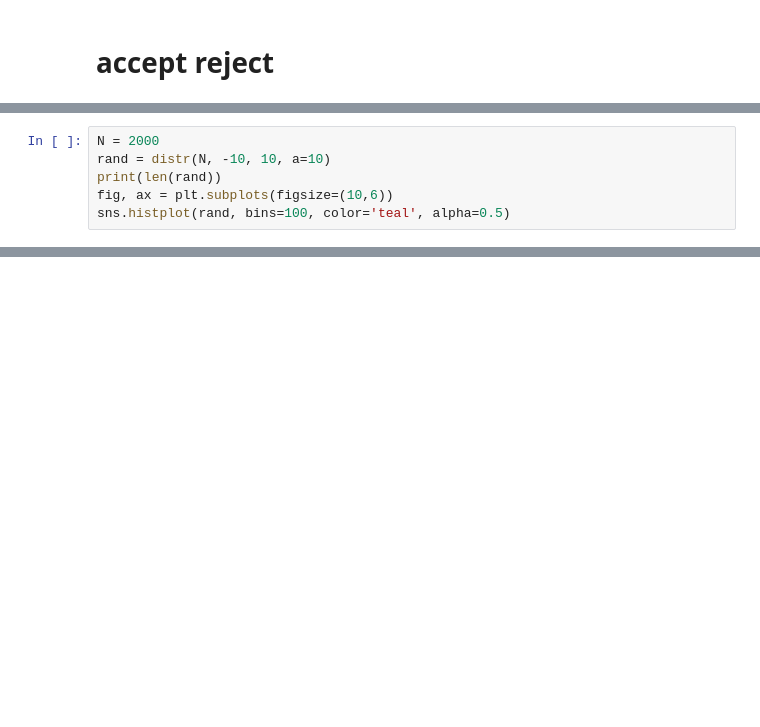
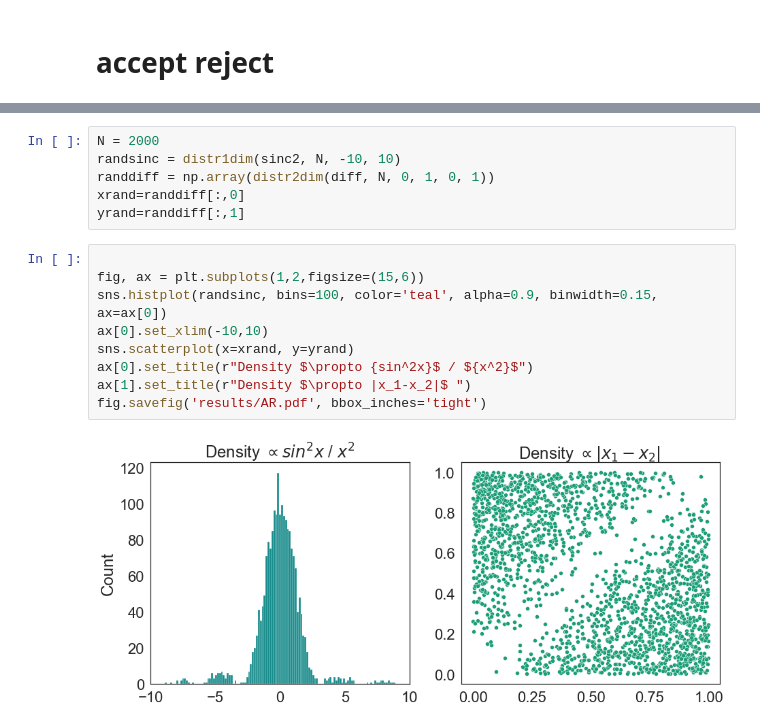
Before and after one commit to nicolezattarin/Network-Analysis-Simulation, a Jupyter notebook: theoretical_tools/RNG/plots.ipynb, the cells around one changed output, grey strips where cells are left out. Cells and saved outputs as stored; diff of their text form; blank space fills up the shorter version.

```diff
--- a/theoretical_tools/RNG/plots.ipynb
+++ b/theoretical_tools/RNG/plots.ipynb
@@ -129,6 +109,0 @@ def distr(N, inf, sup, a):
-# %%
-N = 2000
-rand = distr(N, -10, 10, a=10)
-print(len(rand))
-fig, ax = plt.subplots(figsize=(10,6))
-sns.histplot(rand, bins=100, color='teal', alpha=0.5)
@@ -157,0 +144,17 @@ rand
+# %%
+N = 2000
+randsinc = distr1dim(sinc2, N, -10, 10)
+randdiff = np.array(distr2dim(diff, N, 0, 1, 0, 1))
+xrand=randdiff[:,0]
+yrand=randdiff[:,1]
+# %%
+
+fig, ax = plt.subplots(1,2,figsize=(15,6))
+sns.histplot(randsinc, bins=100, color='teal', alpha=0.9, binwidth=0.15, ax=ax[0])
+ax[0].set_xlim(-10,10)
+sns.scatterplot(x=xrand, y=yrand)
+ax[0].set_title(r"Density $\propto {sin^2x}$ / ${x^2}$")
+ax[1].set_title(r"Density $\propto |x_1-x_2|$ ")
+fig.savefig('results/AR.pdf', bbox_inches='tight')
+# %% [output]
+[figure, added]
```
Also changed, not shown: parts of 5 cells of this notebook, 28 other files.
